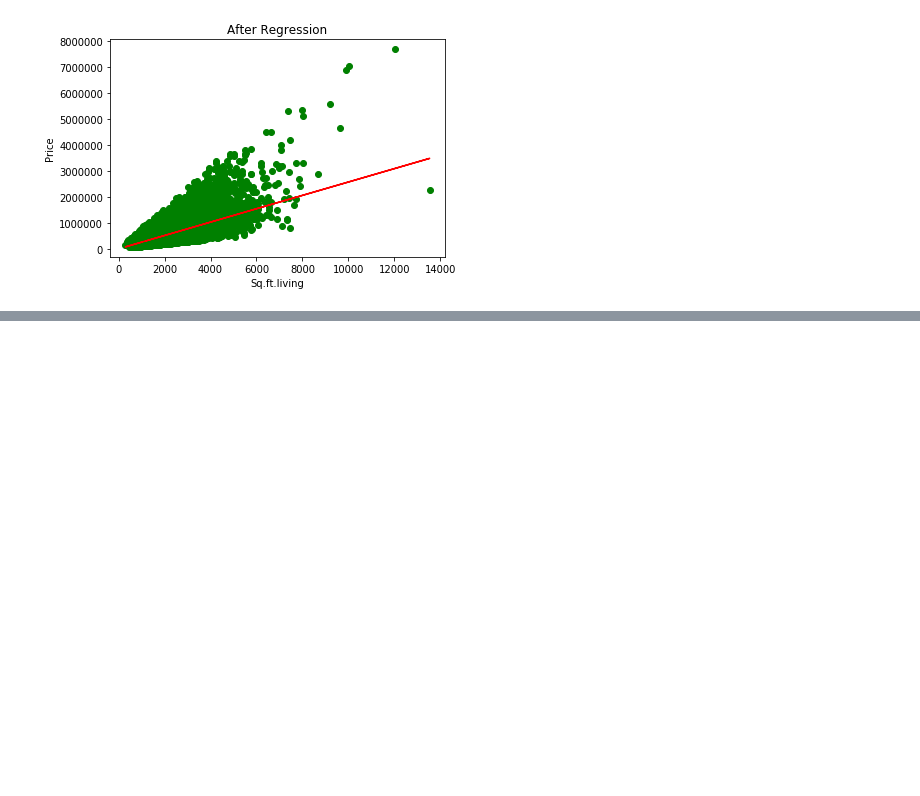
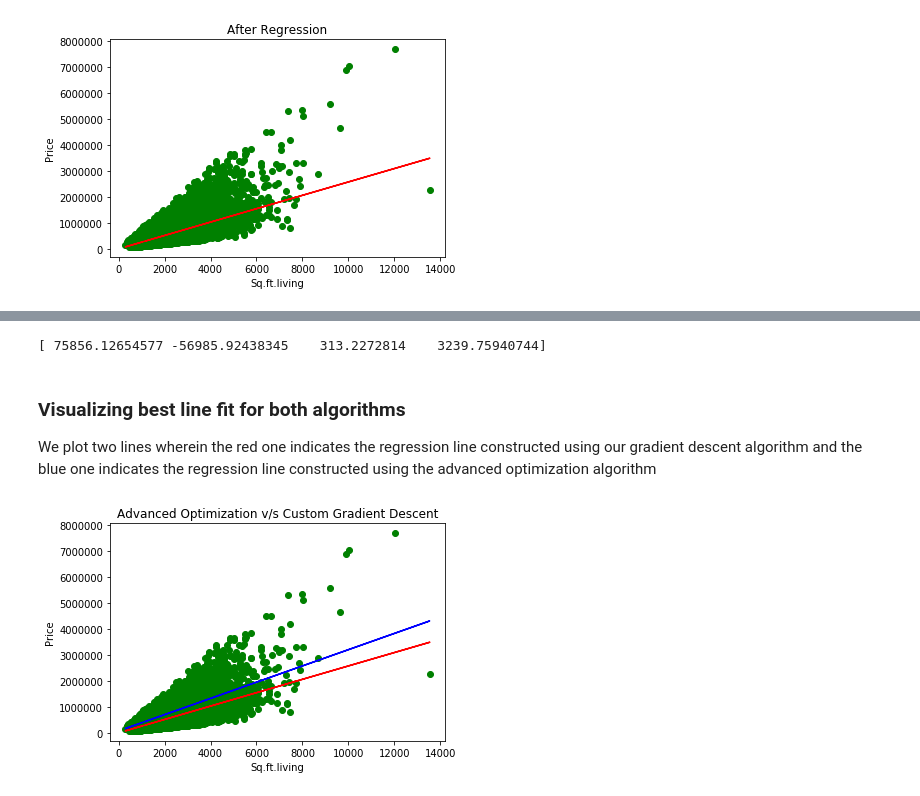
Before and after one commit to umangjpatel/KaggleKingsCountyHousing, a Jupyter notebook: MultipleLinearRegressionGD.ipynb, the cells around one changed output, grey strips where cells are left out. Saved outputs shown, nothing was run; the diff lists cells and outputs as text; code cells hidden in the pictures; blank space fills up the shorter version.

Commit message:
Added advanced optimization algorithm

```diff
--- a/MultipleLinearRegressionGD.ipynb
+++ b/MultipleLinearRegressionGD.ipynb
@@ -50,6 +53,7 @@ dataset = dataset.values
 features = dataset[:,[3,5,7]].astype(float)
 labels = dataset[:,2].astype(float)
 old_features = np.copy(features)
+old_features = np.column_stack((np.ones(len(labels)), old_features))
 
 bed_feature, sqft_feature, floor_feature = features[:,0], features[:,1], features[:,2]
 bed_feature = (bed_feature - np.mean(bed_feature)) / np.std(bed_feature)
@@ -61,7 +65,7 @@ features = np.column_stack((bed_feature, sqft_feature, floor_feature))
 print(features[:5])
 print(features.shape)
 
-plt.scatter(old_features[:,1], labels, color="green")
+plt.scatter(old_features[:,2], labels, color="green")
 plt.xlabel('Sq.ft.living area')
 plt.ylabel('Price')
 plt.title('Before Regression')
@@ -128,0 +144,40 @@ plt.show()
+# %%
+def prediction(theta, x):
+    return np.dot(x,theta)
+
+def error(theta,x,y):
+    return prediction(theta,x) - y
+
+def cost(theta, x, y):
+    m = y.shape[0]
+    e = error(theta, x, y)
+    return (1 / (2 * m)) * np.dot(e.T, e)
+
+def gradient(theta, x, y):
+    m = y.shape[0]
+    e = error(theta,x,y)
+    return (1 / m) * np.dot(x.T, e)
+
+def fit(x,y):
+    theta = np.ones(x.shape[1])
+    theta = fmin_tnc(func=cost, x0=theta, fprime=gradient, args=(x,y))
+    return theta[0]
+
+new_optimized_theta = fit(old_features, labels)
+print(new_optimized_theta)
+new_theta0, new_theta1 = new_optimized_theta[0], new_optimized_theta[2]
+# %% [output]
+[ 75856.12654577 -56985.92438345    313.2272814    3239.75940744]
+# %% [markdown]
+<h3>Visualizing best line fit for both algorithms</h3>
+<p>We plot two lines wherein the red one indicates the regression line constructed using our gradient descent algorithm and the blue one indicates the regression line constructed using the advanced optimization algorithm</p>
+# %%
+plt.scatter(old_features[:,2], labels, color="green")
+plt.plot(old_features[:,2], new_theta0 + new_theta1 * old_features[:,2], color="blue")
+plt.plot(old_features[:,2], theta0 + theta1 * old_features[:,2], color="red")
+plt.xlabel('Sq.ft.living')
+plt.ylabel('Price')
+plt.title('Advanced Optimization v/s Custom Gradient Descent')
+plt.show()
+# %% [output]
+[figure, added]
```
Also changed, not shown: parts of 6 cells of this notebook.
